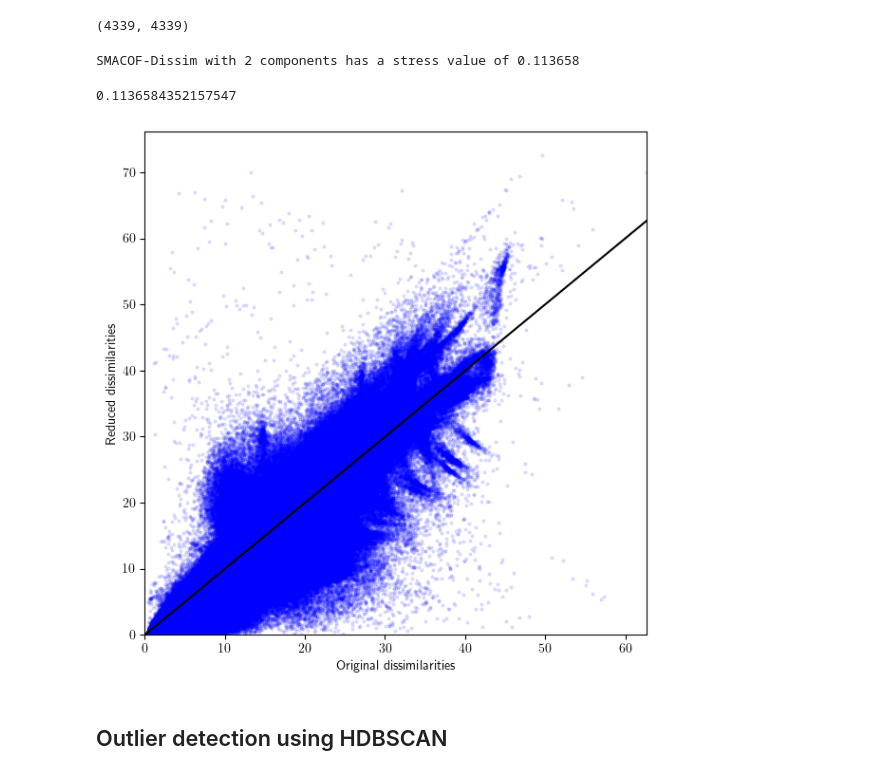
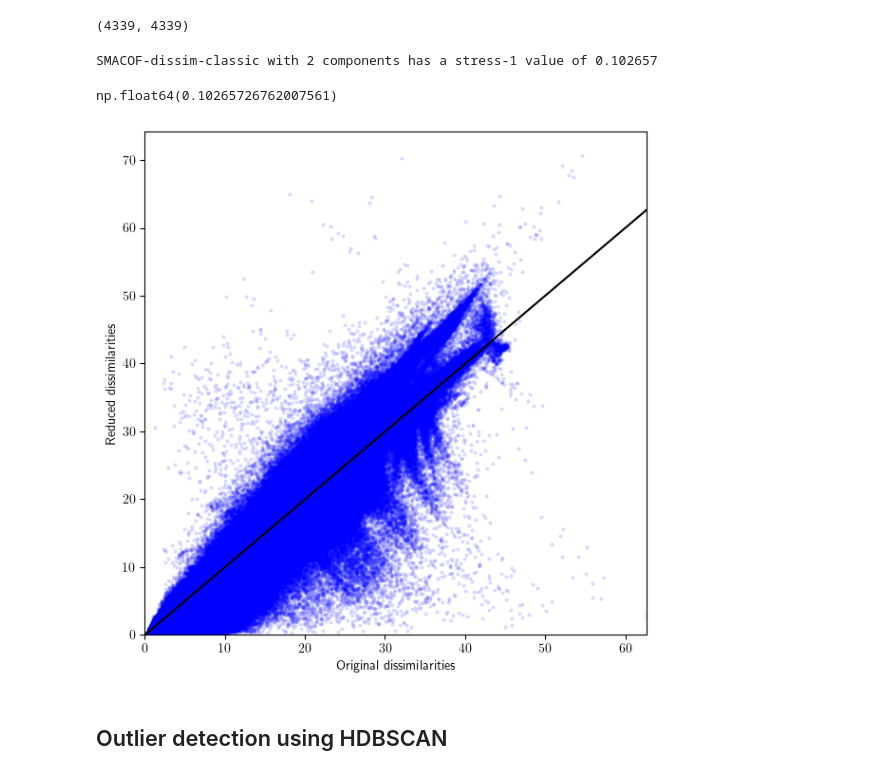
Before and after one commit to FedeSS99/ClusterTEC, a Jupyter notebook: ClusterVTECseries_MDS_Outliers.ipynb, the cells around one changed output. Cells and saved outputs as stored; diff of their text form; code cells hidden in the pictures.

Commit message:
Changed final analysis and results with SMACOF hyperameters

```diff
--- a/ClusterVTECseries_MDS_Outliers.ipynb
+++ b/ClusterVTECseries_MDS_Outliers.ipynb
@@ -19,11 +19,11 @@ PTEX_dissim.shape
 (4339, 4339)
 # %%
 TEC_ClusterSeries = ClusterVTECDataMDS(dissimilarity = PTEX_dissim)
-TEC_ClusterSeries.ComputeMDS(num_comps_mds = 2, method = "SMACOF-Dissim")
+TEC_ClusterSeries.ComputeMDS(num_comps_mds = 2, method = "SMACOF-dissim-classic", max_iter = 1000, eps = 1e-6, verbose = 0)
 # %% [output]
-SMACOF-Dissim with 2 components has a stress value of 0.113658
+SMACOF-dissim-classic with 2 components has a stress-1 value of 0.102657
-0.1136584352157547
+np.float64(0.10265726762007561)
-[figure, old version]
+[figure, new version]
 # %% [markdown]
 ## Outlier detection using HDBSCAN
 # %%
```
Also changed, not shown: parts of 8 cells of this notebook, 1 other file.
